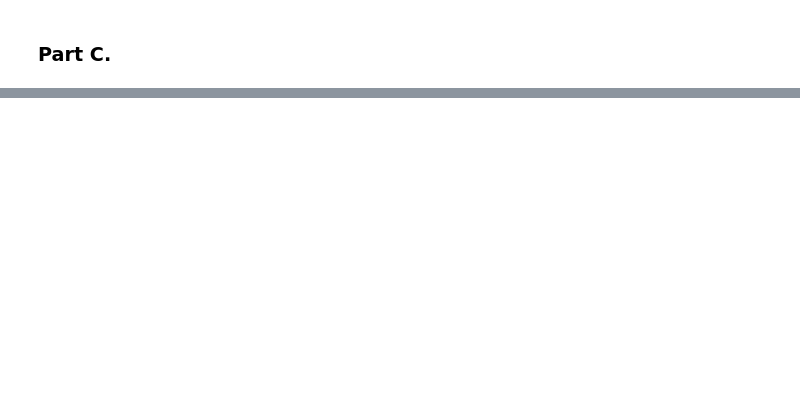
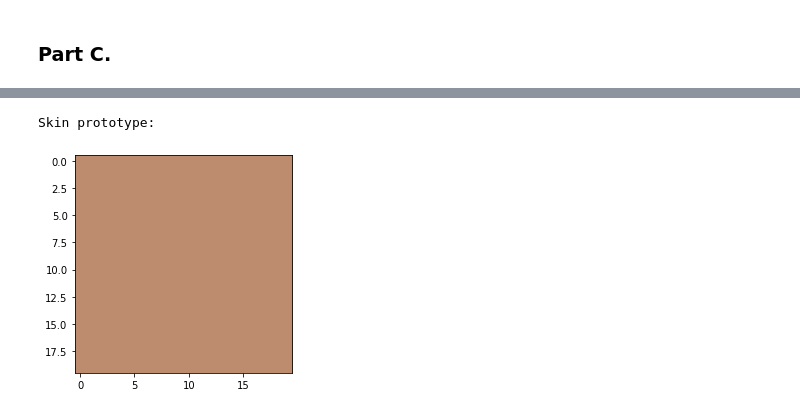
Before and after one commit to nahbos/AUT-Pattern-Recognition, a Jupyter notebook: SPR_HW2/EX02_Q6.ipynb, the cells around one changed output, grey strips where cells are left out. Drawn from its saved outputs; the diff is of its cells as text; code cells hidden in the pictures; blank space fills up the shorter version.

```diff
--- a/SPR_HW2/EX02_Q6.ipynb
+++ b/SPR_HW2/EX02_Q6.ipynb
@@ -215,30 +189,0 @@ f.close()
-# %%
-from PIL import Image
-
-ratio = [[[0 for k in range(256)] for j in range(256)] for i in range(256)]
-
-with open("./noesis.sadi", "r") as file:
-  for i in range(256):
-    for j in range(256):
-      for k in range(256):
-        probability = file.readline()
-        ratio[i][j][k] = float(probability)
-print('data collected!')
-
-image = Image.open("./inputs/P6/pratheepan/test/images/m(01-32)_gr.jpg")
-im = image.convert('RGB')
-width, height = im.size
-
-im2 = Image.new(im.mode, im.size)
-
-for y in range(height):
-  for x in range(width):
-    red, green, blue = im.getpixel((x, y))
-    if(ratio[red][green][blue] > .25):
-      im2.putpixel((x, y), (255, 255, 255))
-    else:
-      im2.putpixel((x, y), (0, 0, 0))
-  print("*", end="")
-
-im2.save("./detected4.jpg")
-# im2.show()
@@ -244,0 +192,18 @@ im2.save("./detected4.jpg")
+# %%
+skin_prototype = skin_mean
+noSkin_prototype = noSkin_mean
+# %%
+def display_prototype(prototype):
+    print("Skin prototype:")
+    img = np.zeros([20,20,3],dtype=np.uint8)
+    for i in range(img.shape[0]):
+        for j in range(img.shape[1]):
+            img[i][j] = prototype
+    plot = plt.figure()
+    plt.imshow(img)
+    plt.show()
+# %%
+display_prototype(skin_prototype)
+# %% [output]
+Skin prototype:
+[figure, added]
```
Also changed, not shown: parts of 22 cells of this notebook.
